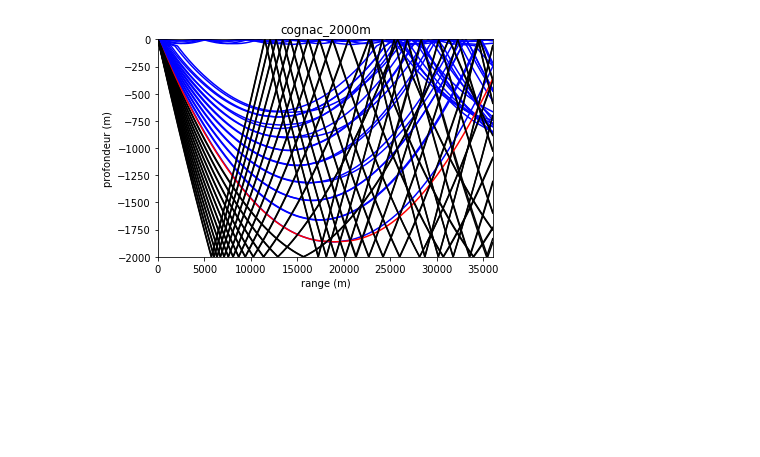
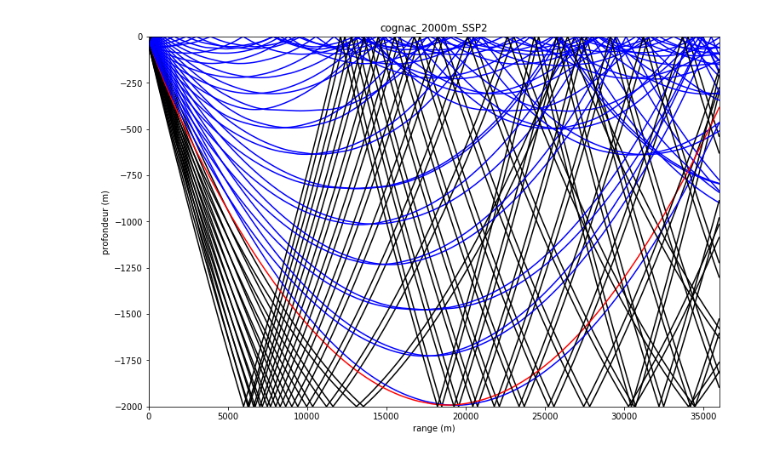
Before and after one commit to ponchama/Cognac_Acoustique, a Jupyter notebook: Bellhop/Plotray/plotray.ipynb, the cells around one changed output. Cells and saved outputs as stored; diff of their text form; code cells hidden in the pictures; blank space fills up the shorter version.

Commit message:
updated plotray script

```diff
--- a/Bellhop/Plotray/plotray.ipynb
+++ b/Bellhop/Plotray/plotray.ipynb
@@ -35,6 +35,9 @@ def plotray(filename=None):
     rmax = -1.0e9
     zmin =  1.0e9
     zmax = -1.0e9
+
+    plt.figure(figsize=(12,8))
+
     for isz in range(Nsz):
         for ibeam in range(Nalpha):
             #alpha0    = float( fid.readline() )
@@ -55,33 +58,35 @@ def plotray(filename=None):
                    r[j] = float( rz[0] )
                    z[j] = float( rz[1] )
                rmin = min( [ min(r), rmin ] )
                rmax = max( [ max(r), rmax ] )
                zmin = min( [ min(z), zmin ] )
                zmax = max( [ max(z), zmax ] )
 
                ## Color of the ray
                #RED : no reflexion on top and bottom
                if np.logical_and (NumTopBnc==0, NumBotBnc==0):
                     color = 'r'
                #BLUE : no reflexion on bottom
                elif NumBotBnc==0 :
                     color = 'b'
                #BLACK : reflexion on top and bottom
                else :
                     color = 'k'
 
                ## plot
                plt.plot( r, -z,  color = color )
                plt.axis([rmin,rmax,-zmax,-zmin])
 
 
     plt.title(filename[:-4])
     plt.xlabel('range (m)')
     plt.ylabel('profondeur (m)')
-    #plt.axis([0,37000,-3000,0])
+
+    plt.savefig('plotray_'+filename[:-4], dpi=100)
+
     fid.close()
 
 
-plotray("cognac_2000m.ray")
+plotray("cognac_2000m_SSP2.ray")
 # %% [output]
-[figure, old version]
+[figure, new version]
```
